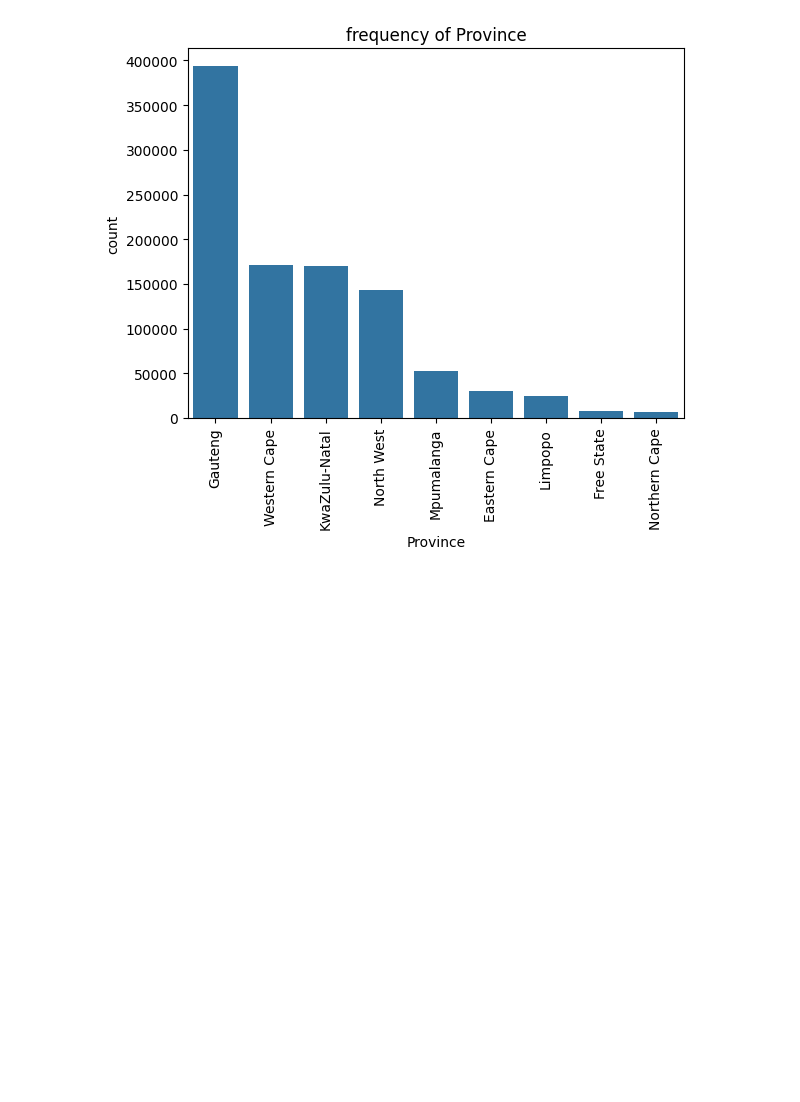
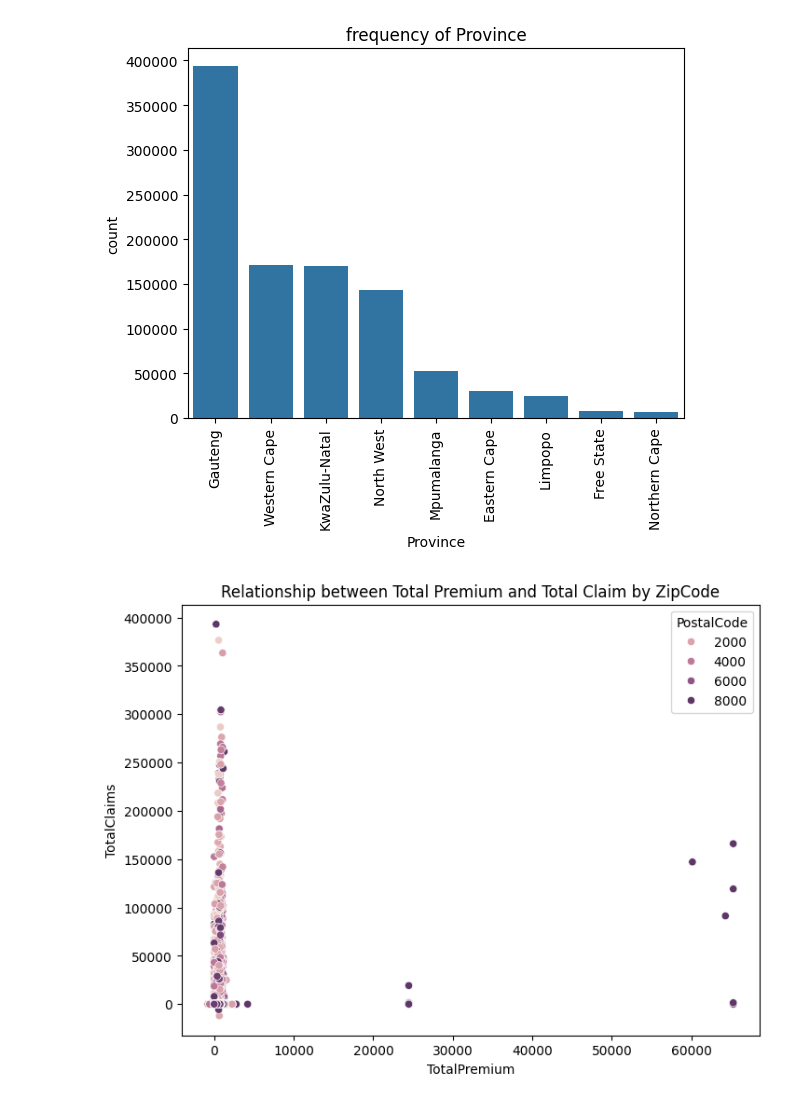
Before and after one commit to EstifanosTeklay/AlphaCareInsurance, a Jupyter notebook: notebooks/AcisEda.ipynb, the cells around one changed output. Saved outputs shown, nothing was run; the diff lists cells and outputs as text; code cells hidden in the pictures; blank space fills up the shorter version.

Commit message:
bi&multi-variate analysis

```diff
--- a/notebooks/AcisEda.ipynb
+++ b/notebooks/AcisEda.ipynb
@@ -114,3 +114,11 @@ for col in acis_category:
 # %% [output]
 [figure]
 [figure]
+# %%
+# Bivariate Analysis
+plt.figure(figsize=(8,6))
+sns.scatterplot(data=acis_data,x='TotalPremium',y='TotalClaims',hue='PostalCode')
+plt.title("Relationship between Total Premium and Total Claim by ZipCode")
+plt.show()
+# %% [output]
+[figure, added]
```
Also changed, not shown: parts of 2 cells of this notebook.
